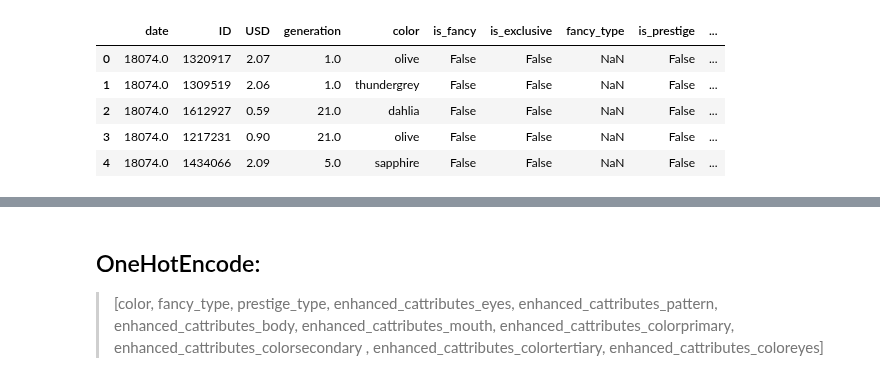
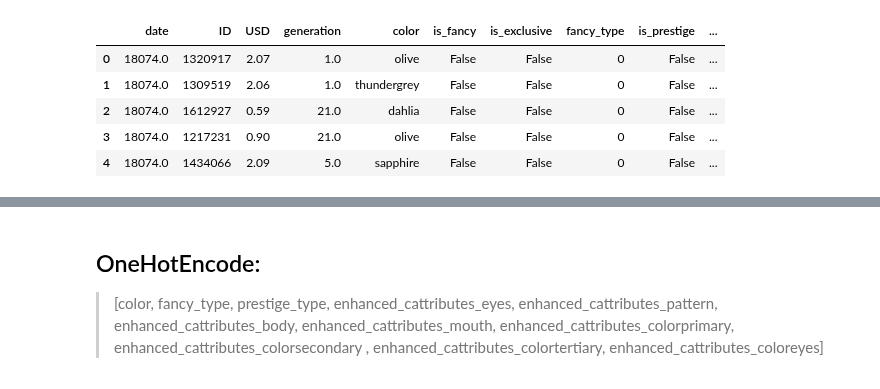
Before and after one commit to DylanBedetti/Trading-Cryptokitties, a Jupyter notebook: Model/Testing Model.ipynb, the cells around one changed output, grey strips where cells are left out. Cells and saved outputs as stored; diff of their text form; code cells hidden in the pictures.

Commit message:
updating model

```diff
--- a/Model/Testing Model.ipynb
+++ b/Model/Testing Model.ipynb
@@ -2,36 +2,40 @@
 import pandas as pd
 import os
 import numpy as np
 from sklearn.preprocessing import OneHotEncoder
+from sklearn.model_selection import train_test_split
 pd.set_option("max_columns", 30)
 
-# READING
+# READING 3 DIFFERENENT DATASETS
 trends = pd.read_csv("../Data/trends.csv")
 
 ETH = pd.read_csv("../Data/ETH_price.csv")
 ETH = ETH[["date", "close"]]
 
 data = pd.read_csv("../Data/train_complete.csv")
 data = data.iloc[:30000, :]
 data['time'] = data['time'].apply(lambda x: x[:10])
 
 c = list(data.columns)
 c[0] = "date"
 data.columns = c
 
+# MERGING AND CHANING COLUMNS
 data = pd.merge(data, trends, on='date')
 data = pd.merge(data, ETH, on='date')
 
 data['date'] = pd.to_timedelta(pd.to_datetime(data['date']), unit = 'seconds').astype('timedelta64[D]')
 
 data['prestige_time_limit'] = data['prestige_time_limit'].apply(lambda x: np.nan if pd.isnull(x) else x[:10])
 data['prestige_time_limit'] = pd.to_timedelta(pd.to_datetime(data['prestige_time_limit']), unit = 'seconds').astype('timedelta64[D]')
 
+data = data.fillna(0)
+
 data.head(5)
 # %% [output]
 |  | date | ID | USD | generation | color | is_fancy | is_exclusive | fancy_type | is_prestige | ... |
-| 0 | 18074.0 | 1320917 | 2.07 | 1.0 | olive | False | False | NaN | False | ... |
-| 1 | 18074.0 | 1309519 | 2.06 | 1.0 | thundergrey | False | False | NaN | False | ... |
-| 2 | 18074.0 | 1612927 | 0.59 | 21.0 | dahlia | False | False | NaN | False | ... |
-| 3 | 18074.0 | 1217231 | 0.90 | 21.0 | olive | False | False | NaN | False | ... |
-| 4 | 18074.0 | 1434066 | 2.09 | 5.0 | sapphire | False | False | NaN | False | ... |
+| 0 | 18074.0 | 1320917 | 2.07 | 1.0 | olive | False | False | 0 | False | ... |
+| 1 | 18074.0 | 1309519 | 2.06 | 1.0 | thundergrey | False | False | 0 | False | ... |
+| 2 | 18074.0 | 1612927 | 0.59 | 21.0 | dahlia | False | False | 0 | False | ... |
+| 3 | 18074.0 | 1217231 | 0.90 | 21.0 | olive | False | False | 0 | False | ... |
+| 4 | 18074.0 | 1434066 | 2.09 | 5.0 | sapphire | False | False | 0 | False | ... |
```
Also changed, not shown: parts of 12 cells of this notebook, 2 other files.
